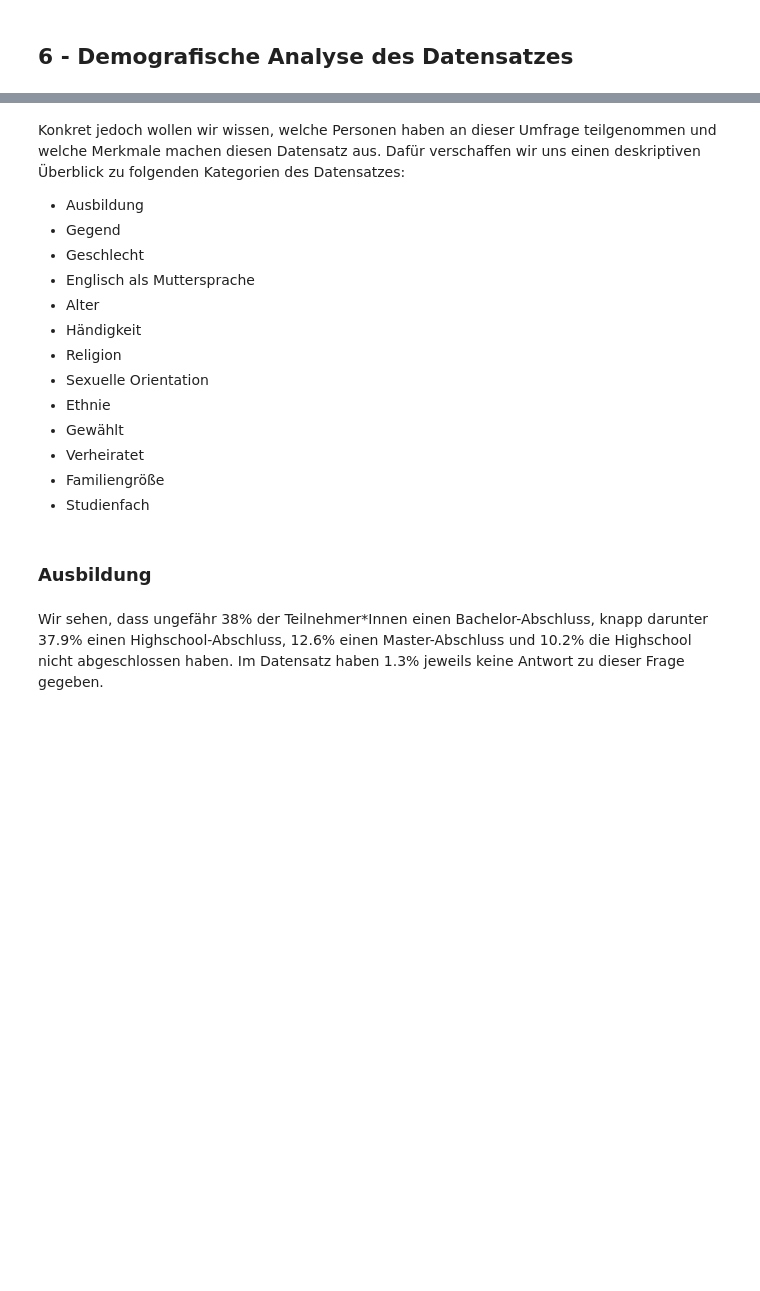
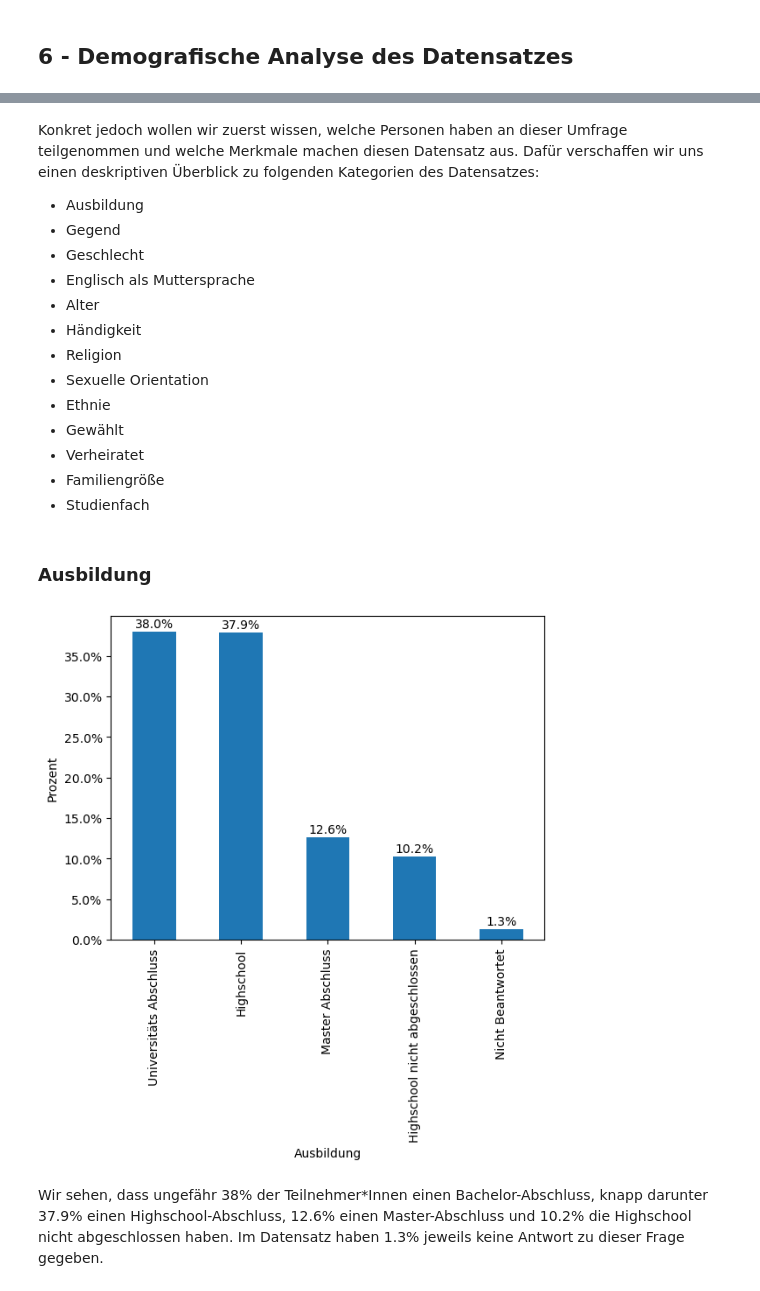
Before and after one commit to wi21b030/Mental-Health, a Jupyter notebook: Mental-Health.ipynb, the cells around one changed output, grey strips where cells are left out. Drawn from its saved outputs; the diff is of its cells as text; code cells hidden in the pictures; blank space fills up the shorter version.

Commit message:
interpretation + visuals done, intro modified

```diff
--- a/Mental-Health.ipynb
+++ b/Mental-Health.ipynb
@@ -119,5 +163,5 @@ data.describe()
 # %% [markdown]
-Konkret jedoch wollen wir wissen, welche Personen haben an dieser Umfrage teilgenommen und welche Merkmale machen diesen Datensatz aus. Dafür verschaffen wir uns einen deskriptiven Überblick zu folgenden Kategorien des Datensatzes:
+Konkret jedoch wollen wir zuerst wissen, welche Personen haben an dieser Umfrage teilgenommen und welche Merkmale machen diesen Datensatz aus. Dafür verschaffen wir uns einen deskriptiven Überblick zu folgenden Kategorien des Datensatzes:
 
 - Ausbildung
 - Gegend
@@ -135,15 +179,17 @@ Konkret jedoch wollen wir wissen, welche Personen haben an dieser Umfrage teilge
 # %% [markdown]
 ### Ausbildung
 # %%
-education = data['education'].map({0: 'Did Not Answer', 1: 'Less than highschool', 2: 'Highschool', 3: 'University degree', 4: 'Graduate degree'})
+education = data['education'].map({0: 'Nicht Beantwortet', 1: 'Highschool nicht abgeschlossen', 2: 'Highschool', 3: 'Universitäts Abschluss', 4: 'Master Abschluss'})
 education_percent = education.value_counts(normalize=True) * 100
 ax = education_percent.plot(kind='bar')
-ax.set_xlabel('Education')
-ax.set_ylabel('Percentage')
+ax.set_xlabel('Ausbildung')
+ax.set_ylabel('Prozent')
 ax.set_yticklabels(['{:,.1f}%'.format(x) for x in ax.get_yticks()])
 for i, v in enumerate(education_percent):
     ax.text(i, v+0.5, '{:.1f}%'.format(v), ha='center')
 plt.show()
+# %% [output]
+[figure, added]
 # %% [markdown]
 Wir sehen, dass ungefähr 38% der Teilnehmer*Innen einen Bachelor-Abschluss, knapp darunter 37.9% einen Highschool-Abschluss, 12.6% einen Master-Abschluss und 10.2% die Highschool nicht abgeschlossen haben. Im Datensatz haben 1.3% jeweils keine Antwort zu dieser Frage gegeben.
 # %% [markdown]
```
Also changed, not shown: parts of 41 cells of this notebook.
